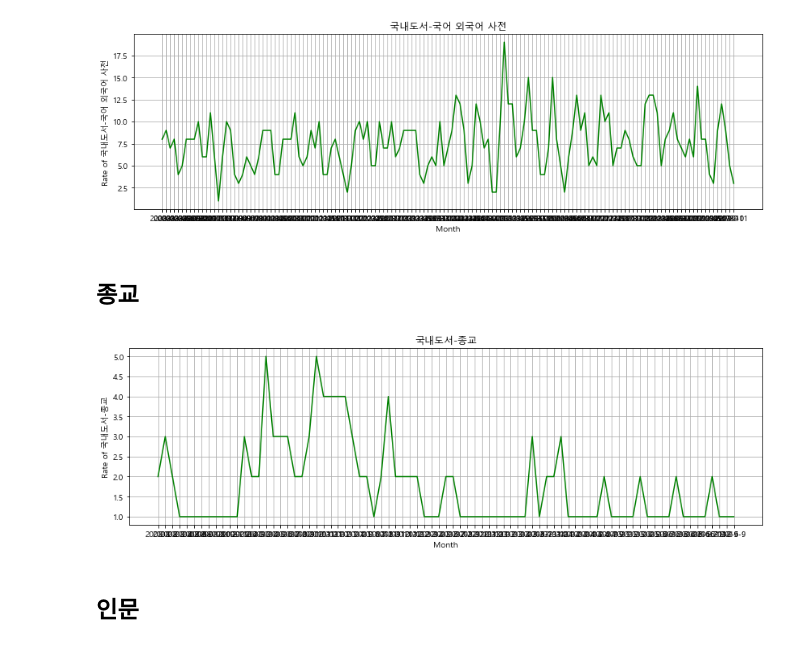
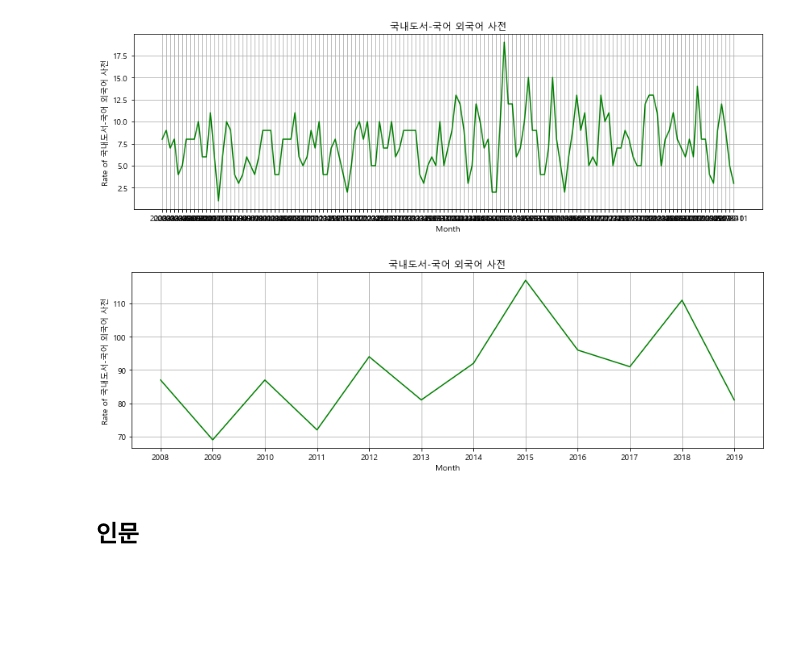
Before and after one commit to twg12/Bestseller-Analysis, a Jupyter notebook: Yes24 Bestseller/Total.ipynb, the cells around one changed output. Saved outputs shown, nothing was run; the diff lists cells and outputs as text; code cells hidden in the pictures; blank space fills up the shorter version.

Commit message:
simplified by year

```diff
--- a/Yes24 Bestseller/Total.ipynb
+++ b/Yes24 Bestseller/Total.ipynb
@@ -855,5 +887,3 @@ plt.ylabel('Rate of 국내도서-국어 외국어 사전')
 plt.show()
 # %% [output]
 [figure]
-# %% [markdown]
-## 종교
@@ -864,16 +890,19 @@ Religion['Time-period'] = Religion['Year'].astype(str) + '-' + Religion['Month']
+# %%
+Lang_sum = Language.groupby('Year').sum()
+Lang_sum = Lang_sum.reset_index()
 # %%
-x = Religion['Time-period']
-y = Religion["종교"]
+x = Lang_sum['Year']
+y = Lang_sum["국어 외국어 사전"]
 
 plt.plot(x, y, color='g')
 
-plt.title('국내도서-종교')
+plt.title('국내도서-국어 외국어 사전')
 plt.xlabel('Month')
-plt.ylabel('Rate of 국내도서-종교')
+plt.ylabel('Rate of 국내도서-국어 외국어 사전')
 
 plt.show()
 # %% [output]
-[figure, old version]
+[figure, new version]
 # %% [markdown]
 ## 인문
 # %%
```
Also changed, not shown: parts of 23 cells of this notebook.
